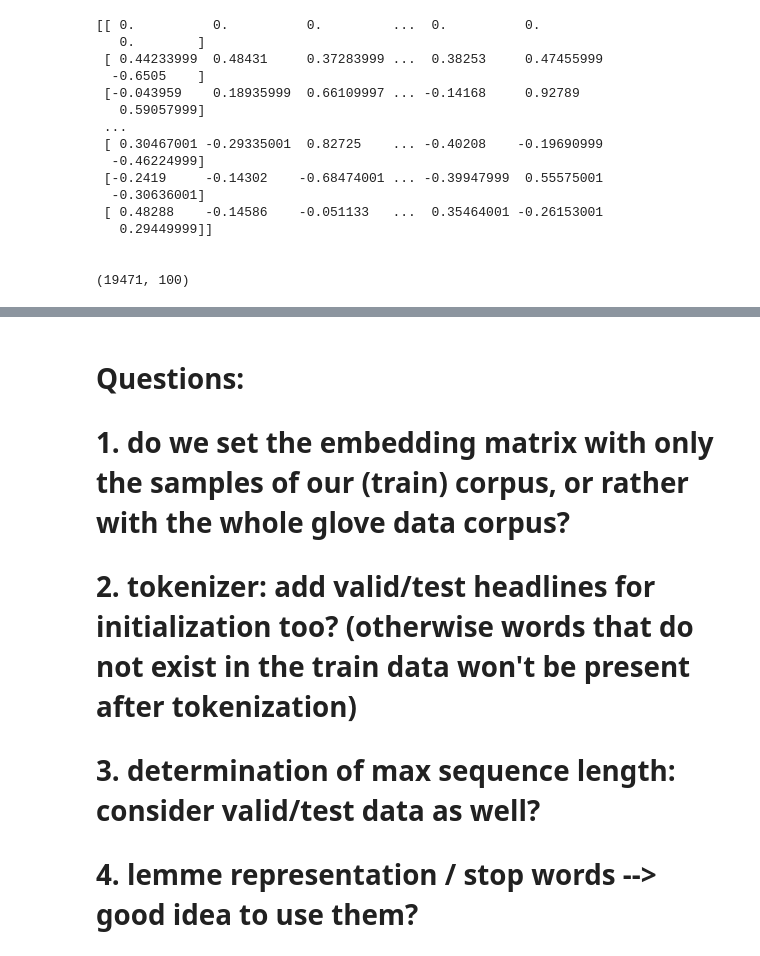
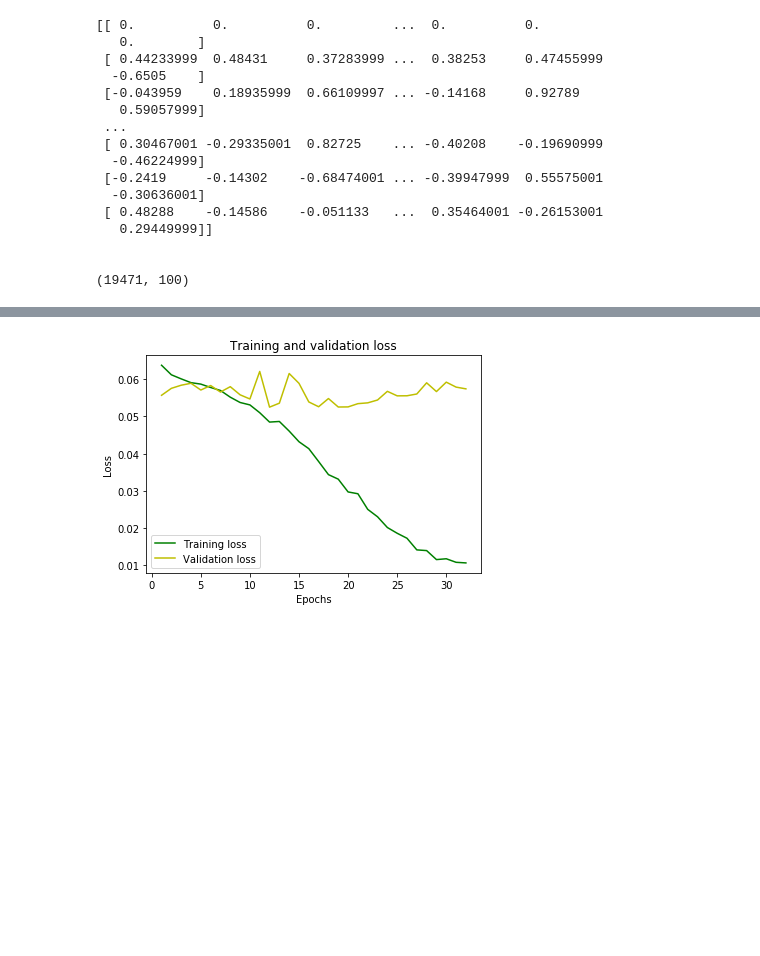
Before and after one commit to dbalint95/deep_learning_forex_prediction, a Jupyter notebook: forex_predictor.ipynb, the cells around one changed output, grey strips where cells are left out. Cells and saved outputs as stored; diff of their text form; code cells hidden in the pictures; blank space fills up the shorter version.

```diff
--- a/forex_predictor.ipynb
+++ b/forex_predictor.ipynb
@@ -334,5 +370,6 @@ len(word_index)
 # %%
 def determine_max_headline_length(sequences):
+    """ Function to determine the merged headline with the maximum length"""
     max = 0
     for i, sequence in enumerate(sequences):
         if i == 0:
@@ -342,8 +379,10 @@ def determine_max_headline_length(sequences):
                 max = len(sequence)
     return max
 
-MAX_SEQUENCE_LENGTH = determine_max_headline_length(sequences_train) # consider here valid/test headlines too?
+# We determine the merged headline with the maximum length, other headlines shall be padded to this size, so that we have a uniform input length for our model
+MAX_SEQUENCE_LENGTH = determine_max_headline_length(sequences_train)
 
+# Pad sequences to the same length
 X_train = sequence.pad_sequences(sequences_train, maxlen=MAX_SEQUENCE_LENGTH)
 X_valid = sequence.pad_sequences(sequences_valid, maxlen=MAX_SEQUENCE_LENGTH)
 X_test = sequence.pad_sequences(sequences_test, maxlen=MAX_SEQUENCE_LENGTH)
@@ -410,17 +469,24 @@ print(embedding_matrix.shape)
 # %%
-sequence_input = Input(shape=(MAX_SEQUENCE_LENGTH,), dtype='int32')
-embedded_sequences = embedding_layer(sequence_input)
+# Create the deep learning model
+
+sequence_input = Input(shape=(MAX_SEQUENCE_LENGTH,))  # Input layer
+embedded_sequences = embedding_layer(sequence_input)  # Embedded layer
+
+# Three 1D convolutional layers with Maxpooling and a GlobalMaxpooling at the end
 x = Conv1D(128, 5, activation='relu')(embedded_sequences)
 x = MaxPooling1D(5)(x)
 x = Conv1D(128, 5, activation='relu')(x)
 x = MaxPooling1D(5)(x)
 x = Conv1D(128, 5, activation='relu')(x)
 x = GlobalMaxPooling1D()(x)
+
+
+# Fully connected layer with droputs
 x = Dense(128, activation='relu')(x)
 x = Dropout(0.2)(x)
 x = Dense(64, activation='relu')(x)
 x = Dropout(0.2)(x)
-preds = Dense(2, activation='sigmoid')(x)
+preds = Dense(2, activation='sigmoid')(x)  # output layer with two neurons, as our target variable has also two values (average Bid and Ask Quote for a given)
 model = Model(sequence_input, preds)
 
 # Use Adam as optimizer
@@ -454,9 +520,9 @@ es = EarlyStopping(monitor='val_loss', mode='min', verbose=1, patience=20)
 mc = ModelCheckpoint(filepath='best_model.h5', verbose=1, save_best_only=True)
 
 # Train
-model.fit(X_train, Y_train,
-          batch_size=128,
-          epochs=300,
-          validation_data=(X_valid, Y_valid),
-          callbacks=[es, mc])
+history = model.fit(X_train, Y_train,
+                    batch_size=128,
+                    epochs=300,
+                    validation_data=(X_valid, Y_valid),
+                    callbacks=[es, mc])
 # %% [output]
@@ -489,6 +554,14 @@ score
-# %% [markdown]
-# Questions:
-# 1. do we set the embedding matrix with only the samples of our (train) corpus, or rather with the whole glove data corpus?
-# 2. tokenizer: add valid/test headlines for initialization too? (otherwise words that do not exist in the train data won't be present after tokenization)
-# 3. determination of max sequence length: consider valid/test data as well?
-# 4. lemme representation / stop words --> good idea to use them?
+# %%
+plt.clf()
+loss = history.history['loss']
+val_loss = history.history['val_loss']
+epochs = range(1, len(loss) + 1)
+plt.plot(epochs, loss, 'g', label='Training loss')
+plt.plot(epochs, val_loss, 'y', label='Validation loss')
+plt.title('Training and validation loss')
+plt.xlabel('Epochs')
+plt.ylabel('Loss')
+plt.legend()
+plt.show()
+# %% [output]
+[figure, added]
```
Also changed, not shown: parts of 24 cells of this notebook, 2 other files.
